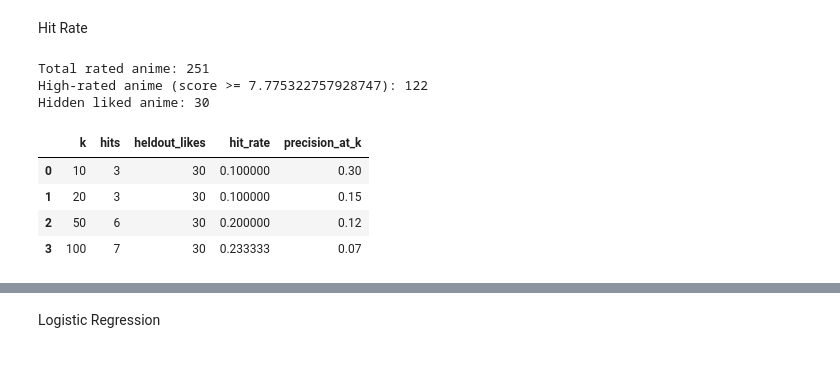
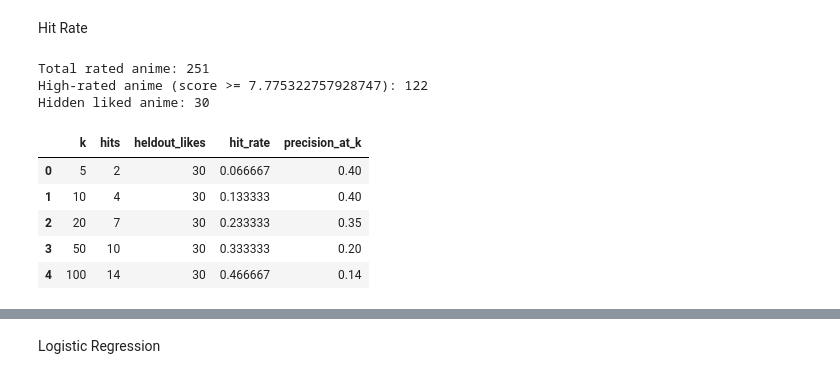
Before and after one commit to sidmetikala-dev/anirec_v2, a Jupyter notebook: experimentation.ipynb, the cells around one changed output, grey strips where cells are left out. Cells and saved outputs as stored; diff of their text form; code cells hidden in the pictures.

```diff
--- a/experimentation.ipynb
+++ b/experimentation.ipynb
@@ -125,9 +125,9 @@ Name: count, dtype: int64
 Hit Rate
 # %%
 # Hide some high-rated anime, train on the rest, and see if the hidden likes show up near the top.
-hit_rating_threshold = np.median(y) + 0.5 * y.std()
+hit_rating_threshold = np.median(y) + 0.5 * np.std(y)
 heldout_fraction = 0.25
-top_ks = [10, 20, 50, 100]
+top_ks = [5, 10, 20, 50, 100]
 
 rated_eval = pd.DataFrame({
     "anime_id": [anime_id for anime_id, _, _ in rated_items],
@@ -167,37 +167,38 @@ hit_recommendations = pd.DataFrame({
 })
 
 hit_recommendations["ranking_score"] = (
-    hit_recommendations["predicted_score"] - 0.25 * hit_recommendations["uncertainty"]
+    hit_recommendations["predicted_score"] - 4.5 * hit_recommendations["uncertainty"]
 )
 hit_recommendations["is_hidden_like"] = hit_recommendations["anime_id"].isin(heldout_ids)
 hit_recommendations = hit_recommendations.sort_values("ranking_score", ascending=False)
 
 hit_rows = []
 for k in top_ks:
     top_k = hit_recommendations.head(k)
     hits = int(top_k["is_hidden_like"].sum())
     hit_rows.append({
         "k": k,
         "hits": hits,
         "heldout_likes": len(heldout_ids),
         "hit_rate": hits / len(heldout_ids),
         "precision_at_k": hits / k,
     })
 
 hit_rate_results = pd.DataFrame(hit_rows)
 
 print(f"Total rated anime: {len(rated_eval)}")
 print(f"High-rated anime (score >= {hit_rating_threshold}): {len(liked_eval)}")
 print(f"Hidden liked anime: {len(heldout_ids)}")
 display(hit_rate_results)
 
 # hit_recommendations[hit_recommendations["is_hidden_like"]].head(20)
 # %% [output]
 Total rated anime: 251
 High-rated anime (score >= 7.775322757928747): 122
 Hidden liked anime: 30
 |  | k | hits | heldout_likes | hit_rate | precision_at_k |
-| 0 | 10 | 3 | 30 | 0.100000 | 0.30 |
-| 1 | 20 | 3 | 30 | 0.100000 | 0.15 |
-| 2 | 50 | 6 | 30 | 0.200000 | 0.12 |
-| 3 | 100 | 7 | 30 | 0.233333 | 0.07 |
+| 0 | 5 | 2 | 30 | 0.066667 | 0.40 |
+| 1 | 10 | 4 | 30 | 0.133333 | 0.40 |
+| 2 | 20 | 7 | 30 | 0.233333 | 0.35 |
+| 3 | 50 | 10 | 30 | 0.333333 | 0.20 |
+| 4 | 100 | 14 | 30 | 0.466667 | 0.14 |
```
Also changed, not shown: parts of 9 cells of this notebook, 3 other files.
